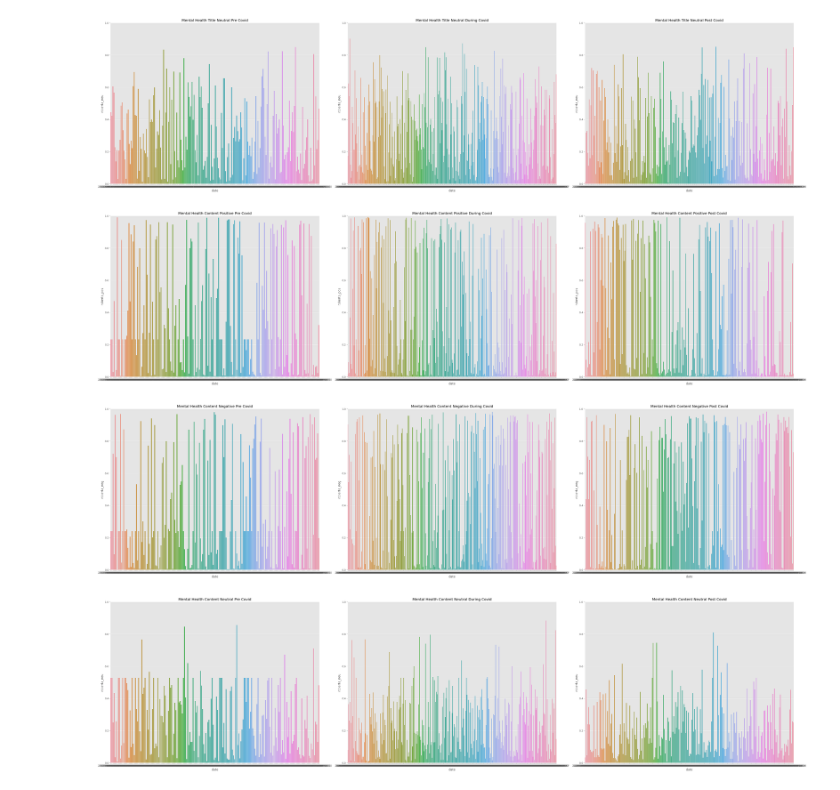
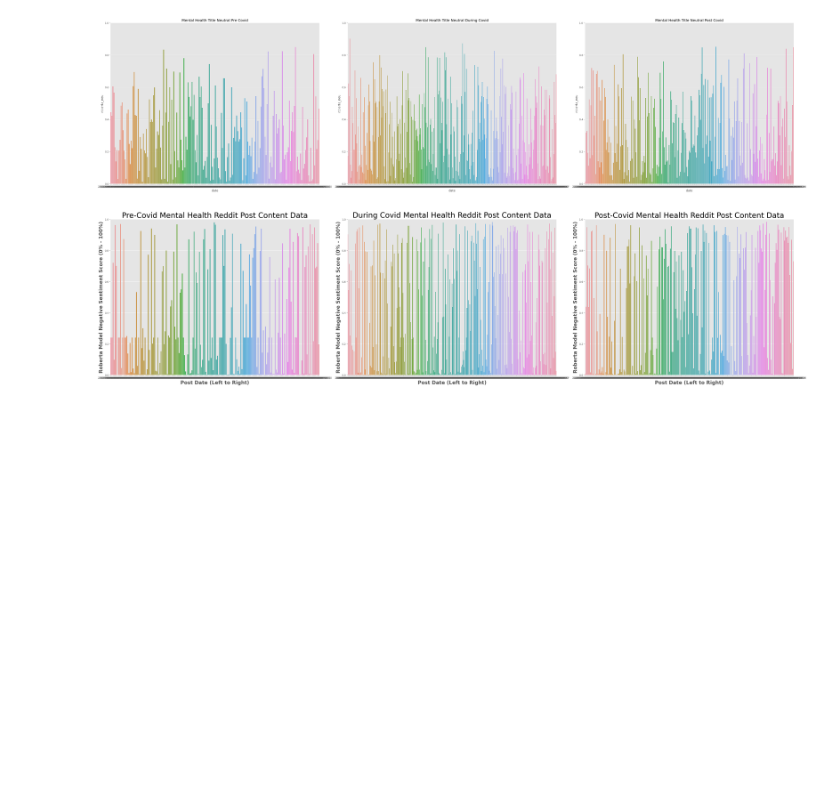
Before and after one commit to meliakru/Covid-and-Reddit, a Jupyter notebook: VaderRobertaSentimentComparison/RobertaPreDuringPostGraphs.ipynb, the cells around one changed output. Drawn from its saved outputs; the diff is of its cells as text; code cells hidden in the pictures; blank space fills up the shorter version.

```diff
--- a/VaderRobertaSentimentComparison/RobertaPreDuringPostGraphs.ipynb
+++ b/VaderRobertaSentimentComparison/RobertaPreDuringPostGraphs.ipynb
@@ -714,45 +715,51 @@ plt.show()
 [figure]
 [figure]
 # %%
-fig, axs = plt.subplots(1, 3, figsize=(40, 10))
-sns.barplot(data=preMentalHealthContentDF, x='date', y='roberta_pos', ax=axs[0])
-sns.barplot(data=duringMentalHealthContentDF, x='date', y='roberta_pos', ax=axs[1])
-sns.barplot(data=postMentalHealthContentDF, x='date', y='roberta_pos', ax=axs[2])
-axs[0].set_title('Mental Health Content Positive Pre Covid')
-axs[1].set_title('Mental Health Content Positive During Covid')
-axs[2].set_title('Mental Health Content Positive Post Covid')
-axs[0].set_ylim(0, 1)
-axs[1].set_ylim(0, 1)
-axs[2].set_ylim(0, 1)
-plt.tight_layout()
-plt.show()
+# fig, axs = plt.subplots(1, 3, figsize=(40, 10))
+# sns.barplot(data=preMentalHealthContentDF, x='date', y='roberta_pos', ax=axs[0])
+# sns.barplot(data=duringMentalHealthContentDF, x='date', y='roberta_pos', ax=axs[1])
+# sns.barplot(data=postMentalHealthContentDF, x='date', y='roberta_pos', ax=axs[2])
+# axs[0].set_title('Mental Health Content Positive Pre Covid')
+# axs[1].set_title('Mental Health Content Positive During Covid')
+# axs[2].set_title('Mental Health Content Positive Post Covid')
+# axs[0].set_ylim(0, 1)
+# axs[1].set_ylim(0, 1)
+# axs[2].set_ylim(0, 1)
+# plt.tight_layout()
+# plt.show()
 
 fig, axs = plt.subplots(1, 3, figsize=(40, 10))
 sns.barplot(data=preMentalHealthContentDF, x='date', y='roberta_neg', ax=axs[0])
 sns.barplot(data=duringMentalHealthContentDF, x='date', y='roberta_neg', ax=axs[1])
 sns.barplot(data=postMentalHealthContentDF, x='date', y='roberta_neg', ax=axs[2])
-axs[0].set_title('Mental Health Content Negative Pre Covid')
-axs[1].set_title('Mental Health Content Negative During Covid')
-axs[2].set_title('Mental Health Content Negative Post Covid')
+axs[0].set_title('Pre-Covid Mental Health Reddit Post Content Data', size=30)
+axs[1].set_title('During Covid Mental Health Reddit Post Content Data', size=30)
+axs[2].set_title('Post-Covid Mental Health Reddit Post Content Data', size=30)
 axs[0].set_ylim(0, 1)
 axs[1].set_ylim(0, 1)
 axs[2].set_ylim(0, 1)
+
+axs[0].set_xlabel('Post Date (Left to Right)', fontsize=20, fontweight='bold')
+axs[0].set_ylabel('Roberta Model Negative Sentiment Score (0% - 100%)', fontsize=20, fontweight='bold')
+axs[1].set_xlabel('Post Date (Left to Right)', fontsize=20, fontweight='bold')
+axs[1].set_ylabel('Roberta Model Negative Sentiment Score (0% - 100%)', fontsize=20, fontweight='bold')
+axs[2].set_xlabel('Post Date (Left to Right)', fontsize=20, fontweight='bold')
+axs[2].set_ylabel('Roberta Model Negative Sentiment Score (0% - 100%)', fontsize=20, fontweight='bold')
+
 plt.tight_layout()
 plt.show()
 
-fig, axs = plt.subplots(1, 3, figsize=(40, 10))
-sns.barplot(data=preMentalHealthContentDF, x='date', y='roberta_neu', ax=axs[0])
-sns.barplot(data=duringMentalHealthContentDF, x='date', y='roberta_neu', ax=axs[1])
-sns.barplot(data=postMentalHealthContentDF, x='date', y='roberta_neu', ax=axs[2])
-axs[0].set_title('Mental Health Content Neutral Pre Covid')
-axs[1].set_title('Mental Health Content Neutral During Covid')
-axs[2].set_title('Mental Health Content Neutral Post Covid')
-axs[0].set_ylim(0, 1)
-axs[1].set_ylim(0, 1)
-axs[2].set_ylim(0, 1)
-plt.tight_layout()
-plt.show()
+# fig, axs = plt.subplots(1, 3, figsize=(40, 10))
+# sns.barplot(data=preMentalHealthContentDF, x='date', y='roberta_neu', ax=axs[0])
+# sns.barplot(data=duringMentalHealthContentDF, x='date', y='roberta_neu', ax=axs[1])
+# sns.barplot(data=postMentalHealthContentDF, x='date', y='roberta_neu', ax=axs[2])
+# axs[0].set_title('Mental Health Content Neutral Pre Covid')
+# axs[1].set_title('Mental Health Content Neutral During Covid')
+# axs[2].set_title('Mental Health Content Neutral Post Covid')
+# axs[0].set_ylim(0, 1)
+# axs[1].set_ylim(0, 1)
+# axs[2].set_ylim(0, 1)
+# plt.tight_layout()
+# plt.show()
 # %% [output]
-[figure, old version]
+[figure, new version]
-[figure, removed]
-[figure, removed]
```
Also changed, not shown: parts of 1 cell of this notebook.
